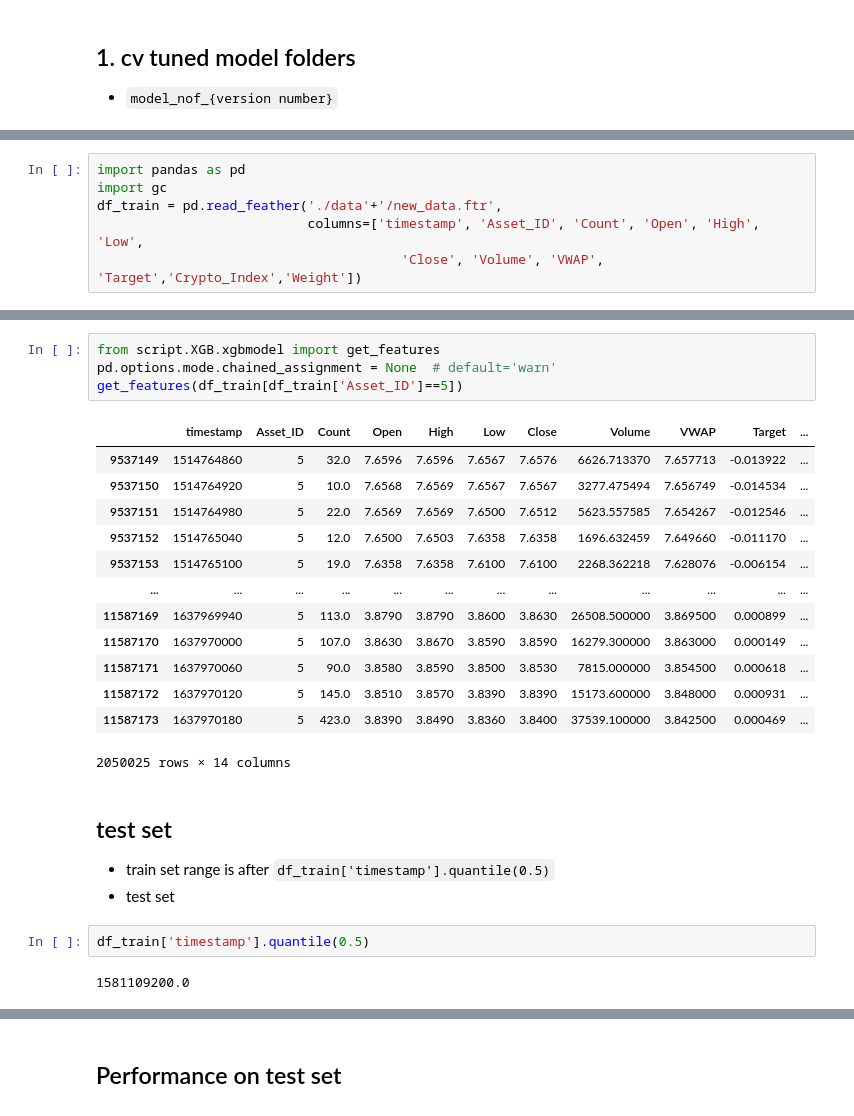
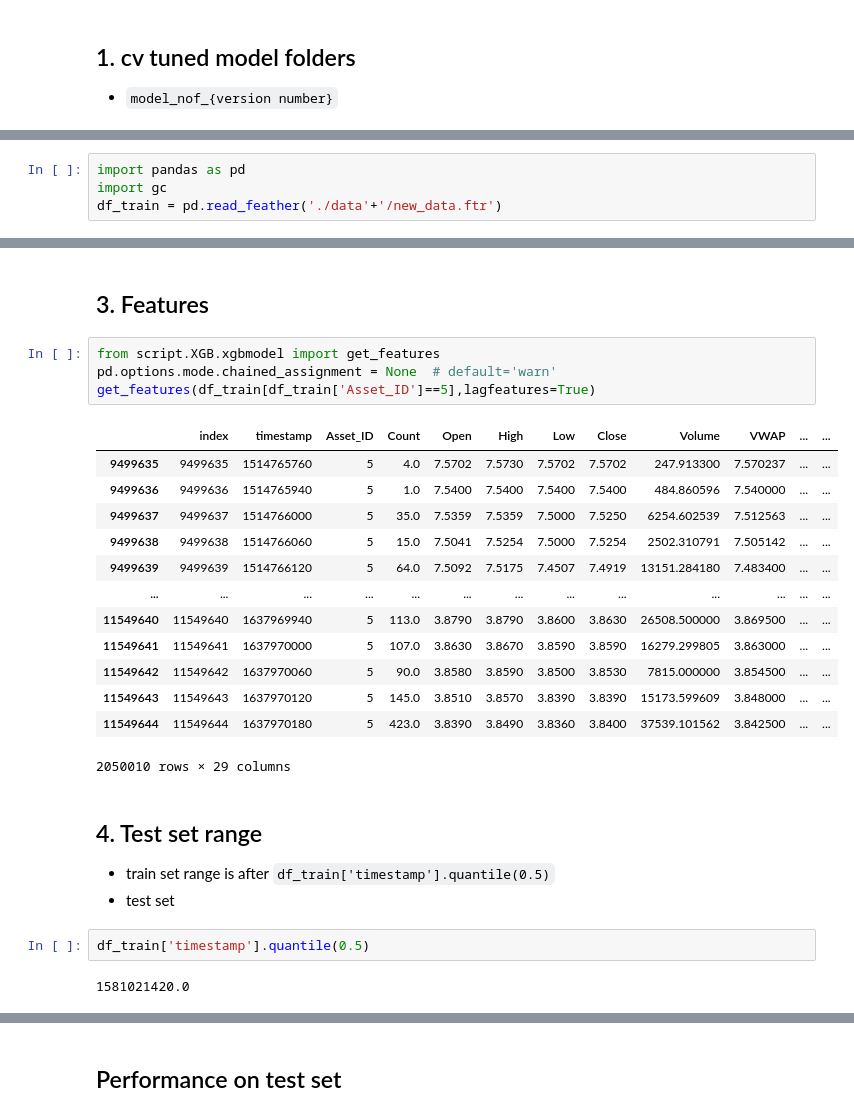
Before and after one commit to 123mitnik/Crypto_Forecasting_kaggle, a Jupyter notebook: crypto-xgb-cv.ipynb, the cells around one changed output, grey strips where cells are left out. Saved outputs shown, nothing was run; the diff lists cells and outputs as text.

Commit message:
add API test

```diff
--- a/crypto-xgb-cv.ipynb
+++ b/crypto-xgb-cv.ipynb
@@ -19,7 +27,5 @@ os.listdir('./trainedXGB/')
 # %%
 import pandas as pd
 import gc
-df_train = pd.read_feather('./data'+'/new_data.ftr',
-                           columns=['timestamp', 'Asset_ID', 'Count', 'Open', 'High', 'Low',
-                                       'Close', 'Volume', 'VWAP', 'Target','Crypto_Index','Weight'])
+df_train = pd.read_feather('./data'+'/new_data.ftr')
 # %%
@@ -37,29 +53,32 @@ Name: timestamp, dtype: object
+# %% [markdown]
+## 3. Features
 # %%
 from script.XGB.xgbmodel import get_features
 pd.options.mode.chained_assignment = None  # default='warn'
-get_features(df_train[df_train['Asset_ID']==5])
+get_features(df_train[df_train['Asset_ID']==5],lagfeatures=True)
 # %% [output]
-|  | timestamp | Asset_ID | Count | Open | High | Low | Close | Volume | VWAP | Target | ... |
-| 9537149 | 1514764860 | 5 | 32.0 | 7.6596 | 7.6596 | 7.6567 | 7.6576 | 6626.713370 | 7.657713 | -0.013922 | ... |
-| 9537150 | 1514764920 | 5 | 10.0 | 7.6568 | 7.6569 | 7.6567 | 7.6567 | 3277.475494 | 7.656749 | -0.014534 | ... |
-| 9537151 | 1514764980 | 5 | 22.0 | 7.6569 | 7.6569 | 7.6500 | 7.6512 | 5623.557585 | 7.654267 | -0.012546 | ... |
-| 9537152 | 1514765040 | 5 | 12.0 | 7.6500 | 7.6503 | 7.6358 | 7.6358 | 1696.632459 | 7.649660 | -0.011170 | ... |
-| 9537153 | 1514765100 | 5 | 19.0 | 7.6358 | 7.6358 | 7.6100 | 7.6100 | 2268.362218 | 7.628076 | -0.006154 | ... |
-| ... | ... | ... | ... | ... | ... | ... | ... | ... | ... | ... | ... |
-| 11587169 | 1637969940 | 5 | 113.0 | 3.8790 | 3.8790 | 3.8600 | 3.8630 | 26508.500000 | 3.869500 | 0.000899 | ... |
-| 11587170 | 1637970000 | 5 | 107.0 | 3.8630 | 3.8670 | 3.8590 | 3.8590 | 16279.300000 | 3.863000 | 0.000149 | ... |
-| 11587171 | 1637970060 | 5 | 90.0 | 3.8580 | 3.8590 | 3.8500 | 3.8530 | 7815.000000 | 3.854500 | 0.000618 | ... |
-| 11587172 | 1637970120 | 5 | 145.0 | 3.8510 | 3.8570 | 3.8390 | 3.8390 | 15173.600000 | 3.848000 | 0.000931 | ... |
-| 11587173 | 1637970180 | 5 | 423.0 | 3.8390 | 3.8490 | 3.8360 | 3.8400 | 37539.100000 | 3.842500 | 0.000469 | ... |
+|  | index | timestamp | Asset_ID | Count | Open | High | Low | Close | Volume | VWAP | ... | ... |
+| 9499635 | 9499635 | 1514765760 | 5 | 4.0 | 7.5702 | 7.5730 | 7.5702 | 7.5702 | 247.913300 | 7.570237 | ... | ... |
+| 9499636 | 9499636 | 1514765940 | 5 | 1.0 | 7.5400 | 7.5400 | 7.5400 | 7.5400 | 484.860596 | 7.540000 | ... | ... |
+| 9499637 | 9499637 | 1514766000 | 5 | 35.0 | 7.5359 | 7.5359 | 7.5000 | 7.5250 | 6254.602539 | 7.512563 | ... | ... |
+| 9499638 | 9499638 | 1514766060 | 5 | 15.0 | 7.5041 | 7.5254 | 7.5000 | 7.5254 | 2502.310791 | 7.505142 | ... | ... |
+| 9499639 | 9499639 | 1514766120 | 5 | 64.0 | 7.5092 | 7.5175 | 7.4507 | 7.4919 | 13151.284180 | 7.483400 | ... | ... |
+| ... | ... | ... | ... | ... | ... | ... | ... | ... | ... | ... | ... | ... |
+| 11549640 | 11549640 | 1637969940 | 5 | 113.0 | 3.8790 | 3.8790 | 3.8600 | 3.8630 | 26508.500000 | 3.869500 | ... | ... |
+| 11549641 | 11549641 | 1637970000 | 5 | 107.0 | 3.8630 | 3.8670 | 3.8590 | 3.8590 | 16279.299805 | 3.863000 | ... | ... |
+| 11549642 | 11549642 | 1637970060 | 5 | 90.0 | 3.8580 | 3.8590 | 3.8500 | 3.8530 | 7815.000000 | 3.854500 | ... | ... |
+| 11549643 | 11549643 | 1637970120 | 5 | 145.0 | 3.8510 | 3.8570 | 3.8390 | 3.8390 | 15173.599609 | 3.848000 | ... | ... |
+| 11549644 | 11549644 | 1637970180 | 5 | 423.0 | 3.8390 | 3.8490 | 3.8360 | 3.8400 | 37539.101562 | 3.842500 | ... | ... |
-2050025 rows × 14 columns
+2050010 rows × 29 columns
 # %% [markdown]
-## test set
+## 4. Test set range
+
 - train set range is after `df_train['timestamp'].quantile(0.5)`
 - test set
 # %%
 df_train['timestamp'].quantile(0.5)
 # %% [output]
-1581109200.0
+1581021420.0
 # %%
 pd.to_datetime(df_train['timestamp'].quantile(0.5),unit="s",
                infer_datetime_format=True)
```
Also changed, not shown: parts of 10 cells of this notebook, 5 other files.
